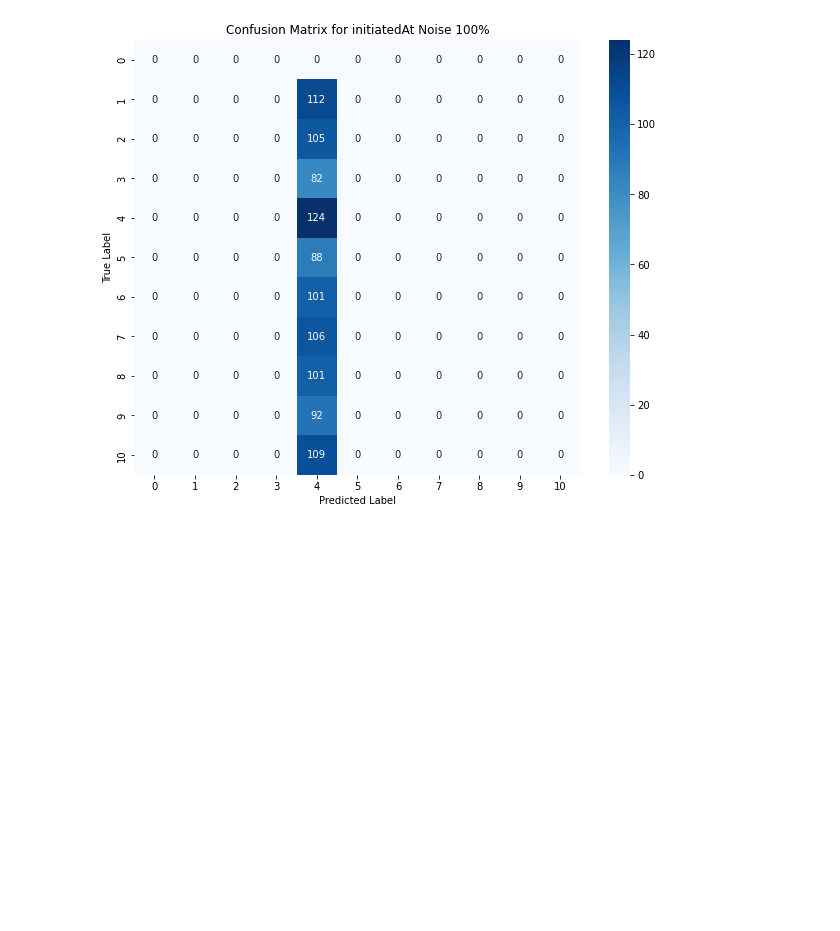
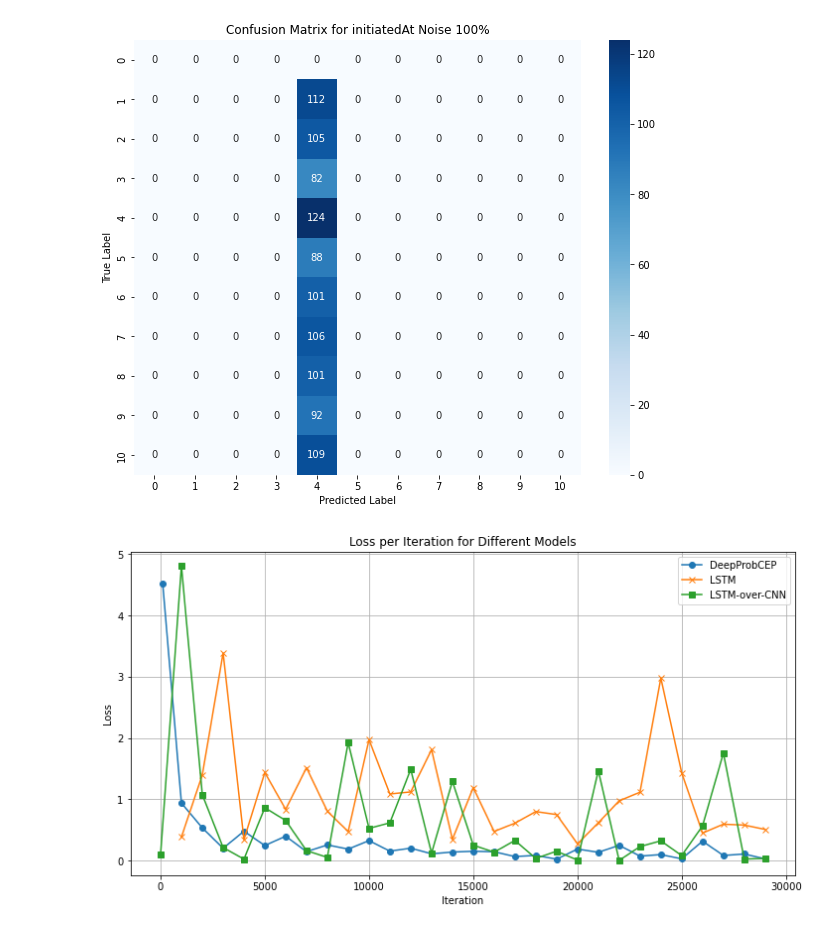
Before and after one commit to VarsouPenny/DeepProbCEP-master, a Jupyter notebook: results.ipynb, the cells around one changed output. Saved outputs shown, nothing was run; the diff lists cells and outputs as text; code cells hidden in the pictures; blank space fills up the shorter version.

```diff
--- a/results.ipynb
+++ b/results.ipynb
@@ -1156,3 +1156,48 @@ plt.ylabel('True Label')
 plt.show()
 # %% [output]
 [figure]
+# %%
+import matplotlib.pyplot as plt
+
+# Sample data from the Logger
+logger_data = {
+    'loss-DeepProbCEP': {100: 4.524210841312741, 1000: 0.9380522076087793, 2000: 0.533925045130773,  3000: 0.19987768660915353,4000: 0.4783192567313728,  5000: 0.24437946927224563,  6000: 0.3972841630380657,  7000: 0.1445556332510874, 8000: 0.2548449462170183,  9000: 0.1868407993693503, 10000: 0.3243476725481665, 11000: 0.15328196367054725, 12000: 0.2014628492160831, 13000: 0.10965949323657481,  14000: 0.13815787306462643, 15000: 0.15097129441510412, 16000: 0.14331167514574508,  17000: 0.06464462078557985,  18000: 0.0839022838396189,  19000: 0.02199260536011284,  20000: 0.1868199433655733, 21000: 0.13405502369760613, 22000: 0.2483752718833988, 23000: 0.07213607451435722, 24000: 0.09719388767946628,  25000: 0.027483588173414803, 26000: 0.3155848226765167,  27000: 0.08254047608721705, 28000: 0.10658821093741493, 29000: 0.027638737664507376},
+    'loss-LSTM': {
+        1000: 0.38353824615478516, 2000: 1.395002841949463, 3000: 3.3887457847595215, 4000: 0.34069910645484924,
+        5000: 1.437002182006836, 6000: 0.8350494503974915, 7000: 1.5144730806350708, 8000: 0.8046720623970032,
+        9000: 0.472421795129776, 10000: 1.9728188514709473, 11000: 1.0865057706832886, 12000: 1.1199686527252197,
+        13000: 1.808629035949707, 14000: 0.3447560667991638, 15000: 1.1898478269577026, 16000: 0.47485142946243286,
+        17000: 0.6095338463783264, 18000: 0.7987124919891357, 19000: 0.7500594854354858, 20000: 0.2721075415611267,
+        21000: 0.6154788136482239, 22000: 0.973915696144104, 23000: 1.115228295326233, 24000: 2.9777698516845703,
+        25000: 1.4315699338912964, 26000: 0.4485699534416199, 27000: 0.5927887558937073, 28000: 0.5782322287559509,
+        29000: 0.5079439282417297
+    },
+    'loss-LSTM-over-CNN': {0: 0.09986153244972229, 1000: 4.804351806640625, 2000: 1.0768399238586426, 3000: 0.21144349873065948, 4000: 0.023003391921520233, 5000: 0.8617908358573914, 6000: 0.653708815574646, 7000: 0.161010280251503, 8000: 0.05184696242213249, 9000: 1.9250589609146118, 10000: 0.5241780281066895, 11000: 0.6154911518096924, 12000: 1.487850308418274, 13000: 0.120131716132164, 14000: 1.2932300567626953, 15000: 0.2513750493526459, 16000: 0.1360238939523697, 17000: 0.32716605067253113, 18000: 0.03420649468898773, 19000: 0.15236254036426544, 20000: 0.0064801559783518314, 21000: 1.4658818244934082, 22000: 0.0016155298799276352, 23000: 0.2276487499475479, 24000: 0.32102516293525696, 25000: 0.0807732492685318, 26000: 0.565284013748169, 27000: 1.7531567811965942, 28000: 0.023971840739250183, 29000: 0.03402503579854965},
+}
+
+# Extracting the keys and values for plotting
+iterations_deep_prob_cep = list(logger_data['loss-DeepProbCEP'].keys())
+losses_deep_prob_cep = list(logger_data['loss-DeepProbCEP'].values())
+
+iterations_lstm = list(logger_data['loss-LSTM'].keys())
+losses_lstm = list(logger_data['loss-LSTM'].values())
+
+iterations_lstm_cnn = list(logger_data['loss-LSTM-over-CNN'].keys())
+losses_lstm_cnn = list(logger_data['loss-LSTM-over-CNN'].values())
+
+# Plotting the loss for each model
+plt.figure(figsize=(12, 6))
+
+plt.plot(iterations_deep_prob_cep, losses_deep_prob_cep, marker='o', label='DeepProbCEP')
+plt.plot(iterations_lstm, losses_lstm, marker='x', label='LSTM')
+plt.plot(iterations_lstm_cnn, losses_lstm_cnn, marker='s', label='LSTM-over-CNN')
+
+plt.title('Loss per Iteration for Different Models')
+plt.xlabel('Iteration')
+plt.ylabel('Loss')
+plt.legend()
+plt.grid(True)
+
+plt.show()
+# %% [output]
+[figure, added]
```
Also changed, not shown: parts of 2 cells of this notebook.
